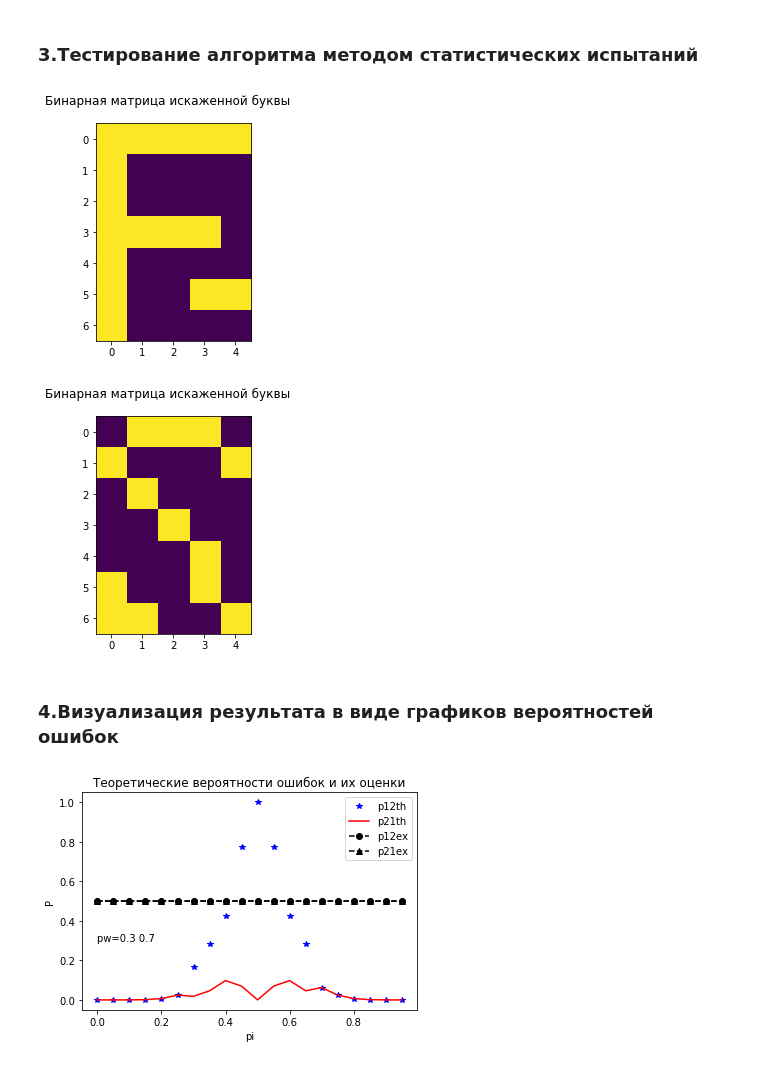
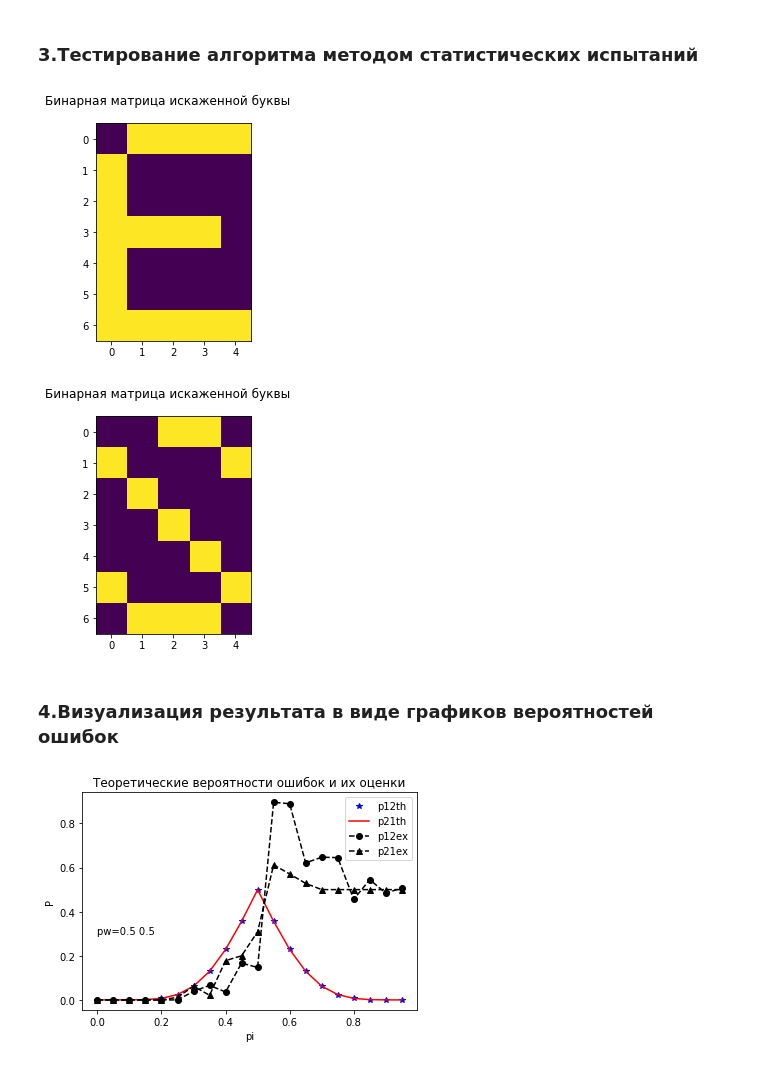
Before and after one commit to simonovEI/ml_csf, a Jupyter notebook: task4.ipynb, the cells around one changed output. Cells and saved outputs as stored; diff of their text form; code cells hidden in the pictures.

```diff
--- a/task4.ipynb
+++ b/task4.ipynb
@@ -29,14 +29,15 @@ M=2 #количество классов
 s=np.zeros([n,2]) #эталонные описания
 s[:,0]=alphabet[:,4] #буква E
 s[:,1]=alphabet[:,18] #буква S
-pw=[0.3,0.7] #априорные вероятности гипотез
+pw=[0.5,0.5] #априорные вероятности гипотез
 N=20 #количество шагов изменения варьируемого параметра - pi
 K=1000 #количество реализаций
 ns=np.sum(abs(s[:,0]-s[:,1])) #общее количество несовпадающих элементов
 s_=1-s #получение инвертированных изображений
-pi=np.zeros(N)
+[pi,pI]=[np.zeros(N),np.zeros(N)]
 [p12th, p21th, p12ex, p21ex]=[np.array(pi), np.array(pi), np.array(pi), np.array(pi)]
 Pc_=np.zeros([N,2,2]) #экспериментальная матрица вероятностей ошибок
+[G1,G2]=[np.ndarray([N,n]),np.ndarray([N,n])] #коэффициенты разделяющей функции
 # %%
 draw_letter(np.reshape(s[:,0], (7, 5)), 'Бинарная матрица буквы E')
 draw_letter(np.reshape(s[:,1], (7, 5)), 'Бинарная матрица буквы S')
@@ -52,67 +53,63 @@ for i in range(N):
 # %%
 #регуляризация разделяющей функции
 for i in range(N):
-    pI=pi[i]
-    if pI==0:
-        pI=0.0001
-    if pI==0.5:
-        pI=0.4999
-    pI_=1-pI
-    G1=np.zeros(n)
-    G2=np.zeros(n)
+    pI[i]=pi[i]
+    if pI[i]==0:
+        pI[i]=0.0001
+    if pI[i]==0.5:
+        pI[i]=0.4999
+    pI_=1-pI[i]
     #вычисление коэффициентов разделяющей функции
     for k in range(n):
-        G1[k]=np.log((s[k,0]*pI_+s_[k,0]*pI)/(s[k,1]*pI_+s_[k,1]*pI))
-        G2[k]=np.log((s[k,0]*pI+s_[k,0]*pI_)/(s[k,1]*pI+s_[k,1]*pI_))
+        G1[i,k]=np.log((s[k,0]*pI_+s_[k,0]*pI[i])/(s[k,1]*pI_+s_[k,1]*pI[i]))
+        G2[i,k]=np.log((s[k,0]*pI[i]+s_[k,0]*pI_)/(s[k,1]*pI[i]+s_[k,1]*pI_))
     l0_=np.log(pw[1]/pw[0]) #порог принятия решения
-    L0=np.log(pw[1]/pw[0])/(2*np.log(pI_)-2*np.log(pI))+ns/2
+    L0=np.log(pw[1]/pw[0])/(2*np.log(pI_)-2*np.log(pI[i]))+ns/2
     L0r=math.floor(L0)
     #расчет вероятностей ошибок
-    if pI<0.5:
+    if pI[i]<0.5:
         p12th[i]=binom.cdf(L0r,ns,pI_)
-        p21th[i]=1-binom.cdf(L0r,ns,pI)
+        p21th[i]=1-binom.cdf(L0r,ns,pI[i])
     else:
         p12th[i]=1-binom.cdf(L0r,ns,pI_)
-        p21th[i]=binom.cdf(L0r,ns,pI)
-    #косяк: p12th и p21th всегда зависят от (L0r,ns,pI_), а это константы.
-    #соответсвенно, в p12th и p21th все числа одинаковые. у сироты-разные
+        p21th[i]=binom.cdf(L0r,ns,pI[i])
 # %% [markdown]
 ### 3.Тестирование алгоритма методом статистических испытаний
 # %%
 for i in range(N):
     for k in range(K): #цикл по числу реализаций
         for m in range(M): #цикл по классам
             x=s[:,m]
             r=np.random.rand(n)
             ir=[]
-            for j in range(len(r)):
-                if r[j]<pI:
+            for j in range(n):
+                if r[j]<pI[i]:
                     ir.append(j)
             #инверсия в точках, в которых вероятность искажения меньше, чем pI (0.95)
             for j in range(len(ir)):
                 x[j]=1-x[j]
             #возврат в начальное состояние всех точек.
             #искаженные ранее точки примут исходное состояние.
             #неискаженые ранее, станут искажеными.
             #в итоге искаженых точек получится мало, в среднем-5% (все, у кого r>=0.95)
             x_=np.array(x)
             for j in range(len(x)):
                 x_[j]=1-x[j]
-            u=np.dot(G1,x)+np.dot(G2,x_)-l0_ #вычисление значения разделяющих функций
+            u=np.dot(G1[i,:],x)+np.dot(G2[i,:],x_)-l0_ #вычисление значения разделяющих функций
             if u>0:
                 iai=0
             else:
                 iai=1
             Pc_[i,m,iai]=Pc_[i,m,iai]+1 #фиксация результата распознавания
             #отображение примеров искажения символов (вариаций искажения очень много, мы рисуем только одну из них)
             if ((k==0) and (i==1)):
-                draw_letter(np.reshape(x_,(7,5)), 'Бинарная матрица искаженной буквы')
+                draw_letter(np.reshape(x,(7,5)), 'Бинарная матрица искаженной буквы')
     Pc_[i,:,:]=Pc_[i,:,:]/K
     p12ex[i]=Pc_[i,0,1]
     p21ex[i]=Pc_[i,1,0]
 # %% [output]
-[figure, old version]
+[figure, new version]
-[figure, old version]
+[figure, new version]
 # %% [markdown]
 ### 4.Визуализация результата в виде графиков вероятностей ошибок
 # %%
@@ -127,4 +124,4 @@ plt.text(0, 0.3, 'pw='+''.join(str(i)+' ' for i in pw))
 plt.legend(bbox_to_anchor=(1, 1), labels=['p12th', 'p21th', 'p12ex', 'p21ex'])
 plt.show()
 # %% [output]
-[figure, old version]
+[figure, new version]
```
Also changed, not shown: parts of 1 cell of this notebook.
